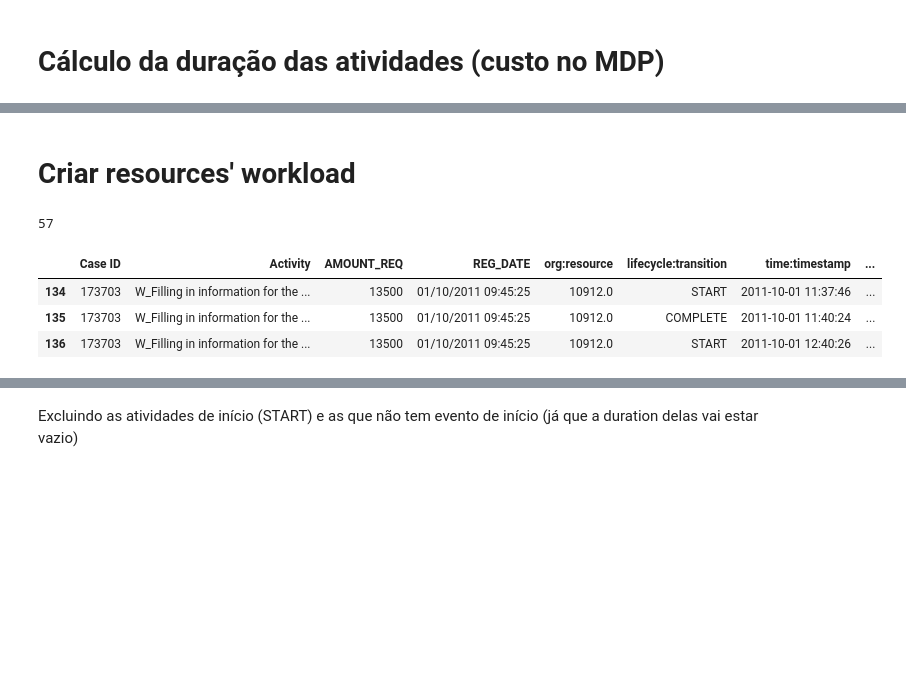
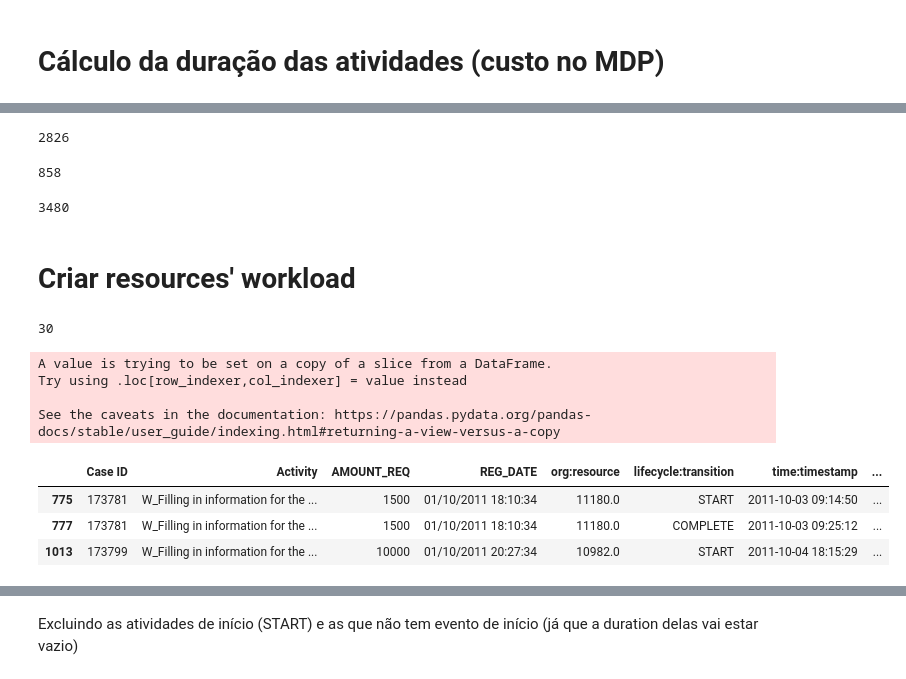
Before and after one commit to thaisneubauer/PPAR2021, a Jupyter notebook: BPI_Challenge_2012_01Preprocessing.ipynb, the cells around one changed output, grey strips where cells are left out. Drawn from its saved outputs; the diff is of its cells as text; code cells hidden in the pictures; blank space fills up the shorter version.

```diff
--- a/BPI_Challenge_2012_01Preprocessing.ipynb
+++ b/BPI_Challenge_2012_01Preprocessing.ipynb
@@ -217,0 +219,8 @@ _ = pd.DataFrame(aux.Count.value_counts().sort_index()/aux.shape[0]).plot(kind='
+# %%
+act_count = pd.DataFrame(data.groupby('org:resource')['Activity'].count().sort_values()).reset_index()
+resources2del = act_count[act_count.Activity < act_count.Activity.mean()]['org:resource']
+print('#recursos desconsiderados:', len(resources2del))
+cases2del = data[data['org:resource'].isin(resources2del)]['Case ID'].unique()
+print('#casos sem filtrar recursos:', len(data['Case ID'].unique()))
+data = data[~data['Case ID'].isin(cases2del)]
+print('#casos filtrando recursos:', len(data['Case ID'].unique()))
@@ -246,0 +279,4 @@ data['Duration(s)'] = data.duration.apply(lambda x: pd.Timedelta(x).total_second
+# %%
+division_point = data['time:timestamp'].quantile(0.75)
+data_train = data[data['time:timestamp'] < division_point]
+data_test = data[data['time:timestamp'] >= division_point]
@@ -247,16 +291,34 @@ data['Duration(s)'] = data.duration.apply(lambda x: pd.Timedelta(x).total_second
+# %%
+len(data_train['Case ID'].unique()) #quantidade de casos no conjunto de treinamento
+# %% [output]
+2826
+# %%
+len(data_test['Case ID'].unique()) #quantidade de casos no conjunto de teste
+# %% [output]
+858
+# %%
+len(data['Case ID'].unique()) #quantidade de casos no conjunto completo
+# PS: diferente da soma dos casos no conj de treinamento e no conjunto de testes,
+# pois um caso pode ter alguns eventos no treinamento e alguns no teste
+# %% [output]
+3480
 # %% [markdown]
 # Criar resources' workload
 # %%
-qtd_resources = len(data['org:resource'].unique())
+qtd_resources = len(data_train['org:resource'].unique())
 qtd_resources
 # %% [output]
-57
+30
 # %%
-data['Workload_count'] = [{int(resource): 0 for resource in data['org:resource'].unique()}]*len(data)
-data.head(3)
+data_train['Workload_count'] = [{int(resource): 0 for resource in data_train['org:resource'].unique()}]*len(data_train)
+data_train.head(3)
 # %% [output]
+A value is trying to be set on a copy of a slice from a DataFrame.
+Try using .loc[row_indexer,col_indexer] = value instead
+
+See the caveats in the documentation: https://pandas.pydata.org/pandas-docs/stable/user_guide/indexing.html#returning-a-view-versus-a-copy
 |  | Case ID | Activity | AMOUNT_REQ | REG_DATE | org:resource | lifecycle:transition | time:timestamp | ... |
-| 134 | 173703 | W_Filling in information for the ... | 13500 | 01/10/2011 09:45:25 | 10912.0 | START | 2011-10-01 11:37:46 | ... |
-| 135 | 173703 | W_Filling in information for the ... | 13500 | 01/10/2011 09:45:25 | 10912.0 | COMPLETE | 2011-10-01 11:40:24 | ... |
-| 136 | 173703 | W_Filling in information for the ... | 13500 | 01/10/2011 09:45:25 | 10912.0 | START | 2011-10-01 12:40:26 | ... |
+| 775 | 173781 | W_Filling in information for the ... | 1500 | 01/10/2011 18:10:34 | 11180.0 | START | 2011-10-03 09:14:50 | ... |
+| 777 | 173781 | W_Filling in information for the ... | 1500 | 01/10/2011 18:10:34 | 11180.0 | COMPLETE | 2011-10-03 09:25:12 | ... |
+| 1013 | 173799 | W_Filling in information for the ... | 10000 | 01/10/2011 20:27:34 | 10982.0 | START | 2011-10-04 18:15:29 | ... |
 # %%
```
Also changed, not shown: parts of 32 cells of this notebook.
